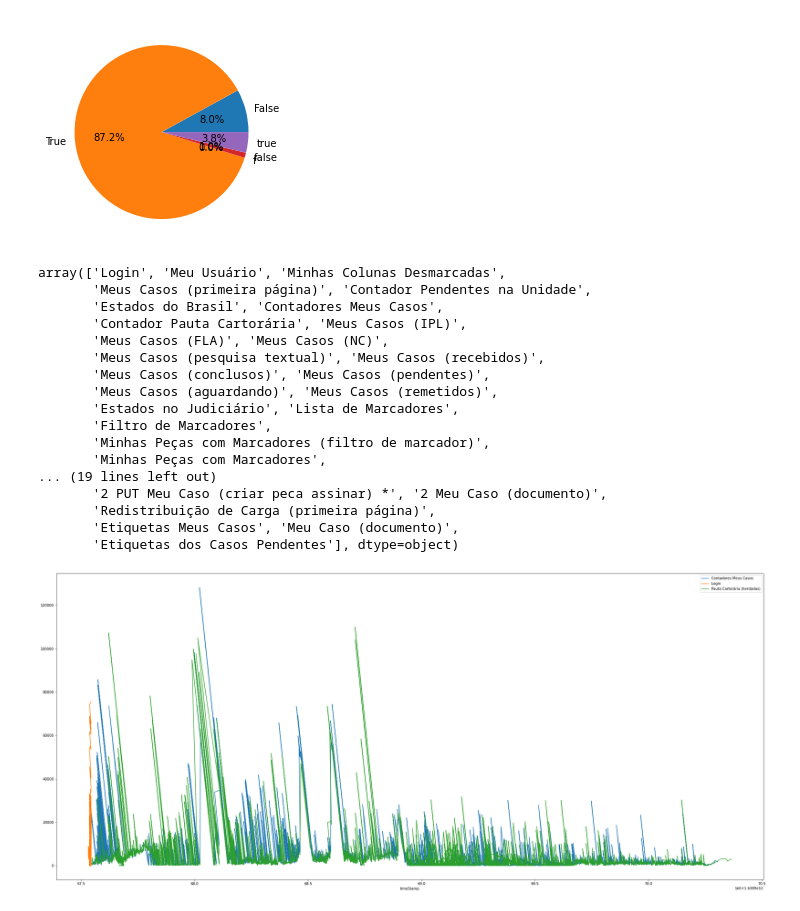
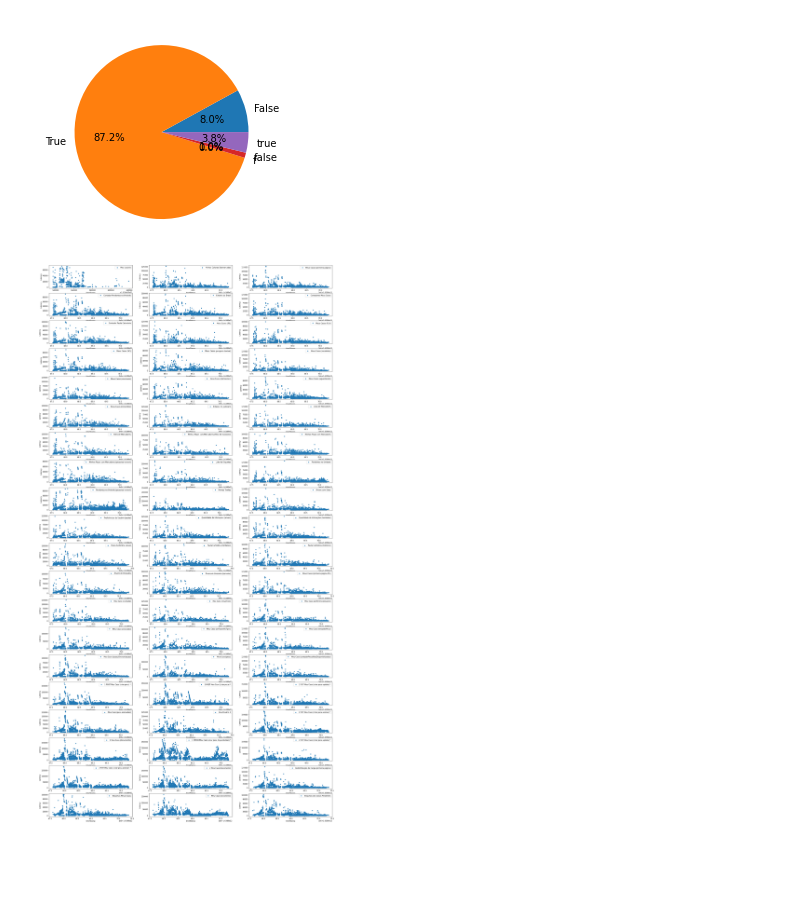
Before and after one commit to girotodenis/python, a Jupyter notebook: RelatorioTesteCarga.ipynb, the cells around one changed output. Drawn from its saved outputs; the diff is of its cells as text; code cells hidden in the pictures; blank space fills up the shorter version.

```diff
--- a/RelatorioTesteCarga.ipynb
+++ b/RelatorioTesteCarga.ipynb
@@ -47,23 +58,3 @@ plt.pie(x=df2.counts, labels=df2.success, autopct='%1.1f%%')
 plt.show()
 # %% [output]
 [figure]
-# %%
-df.label.unique()
-# %% [output]
-array(['Login', 'Meu Usuário', 'Minhas Colunas Desmarcadas',
-       'Meus Casos (primeira página)', 'Contador Pendentes na Unidade',
-       'Estados do Brasil', 'Contadores Meus Casos',
-       'Contador Pauta Cartorária', 'Meus Casos (IPL)',
-       'Meus Casos (FLA)', 'Meus Casos (NC)',
-       'Meus Casos (pesquisa textual)', 'Meus Casos (recebidos)',
-       'Meus Casos (conclusos)', 'Meus Casos (pendentes)',
-       'Meus Casos (aguardando)', 'Meus Casos (remetidos)',
-       'Estados no Judiciário', 'Lista de Marcadores',
-       'Filtro de Marcadores',
-       'Minhas Peças com Marcadores (filtro de marcador)',
-       'Minhas Peças com Marcadores',
-... (19 lines left out)
-       '2 PUT Meu Caso (criar peca assinar) *', '2 Meu Caso (documento)',
-       'Redistribuição de Carga (primeira página)',
-       'Etiquetas Meus Casos', 'Meu Caso (documento)',
-       'Etiquetas dos Casos Pendentes'], dtype=object)
@@ -137,12 +61,27 @@ df_1 = pd.pivot_table(amostra, values='Latency', index=['label'], columns=['time
+# %%
+#amostra.plot.line(x="timeStamp", y="Latency", title=label)
+nrow=20
+ncol=3
+fig, axes = plt.subplots(nrow, ncol, figsize=(30,60))
+
+count=1
+#df[df['label']==df.label.unique()[count]].plot(ax=axes[0,0], kind='line', x='timeStamp', y='Latency', label=df.label.unique()[count])
+for r in range(nrow):
+    for c in range(ncol):
+          df[df['label']==df.label.unique()[count]].plot(ax=axes[r,c], kind='scatter', x='timeStamp', y='Latency', label=df.label.unique()[count])
+          #df[df['label']==df.label.unique()[count]].plot(ax=axes[r,c], kind='line', x='timeStamp', y='Latency', label=df.label.unique()[count])
+          count+=1
+
+#fig, ax = plt.subplots(figsize=(10,5))
+#for key, grp in amostra.groupby(['label']):
+#    ax = grp.plot(ax=ax, kind='line', x='timeStamp', y='Latency', label=key)
+#plt.legend(loc='best')
+#plt.show()
+# %% [output]
+[figure, added]
 # %%
-#amostra.plot.line(x="timeStamp", y="Latency", title=label)
-
-fig, ax = plt.subplots(figsize=(36,16))
-
-for key, grp in amostra.groupby(['label']):
-    ax = grp.plot(ax=ax, kind='line', x='timeStamp', y='Latency', label=key)
-
-plt.legend(loc='best')
-plt.show()
+#fig, ax = plt.subplots(figsize=(20,10))
+#for key, grp in amostra.groupby(['label']):
+#    ax = grp.plot(ax=ax, kind='scatter', x='timeStamp',c=np.random.rand(len(value_list),), y='Latency',marker="s", label=key)
+#plt.legend(loc='best')
+#plt.show()
-# %% [output]
-[figure, removed]
```
Also changed, not shown: parts of 10 cells of this notebook.
